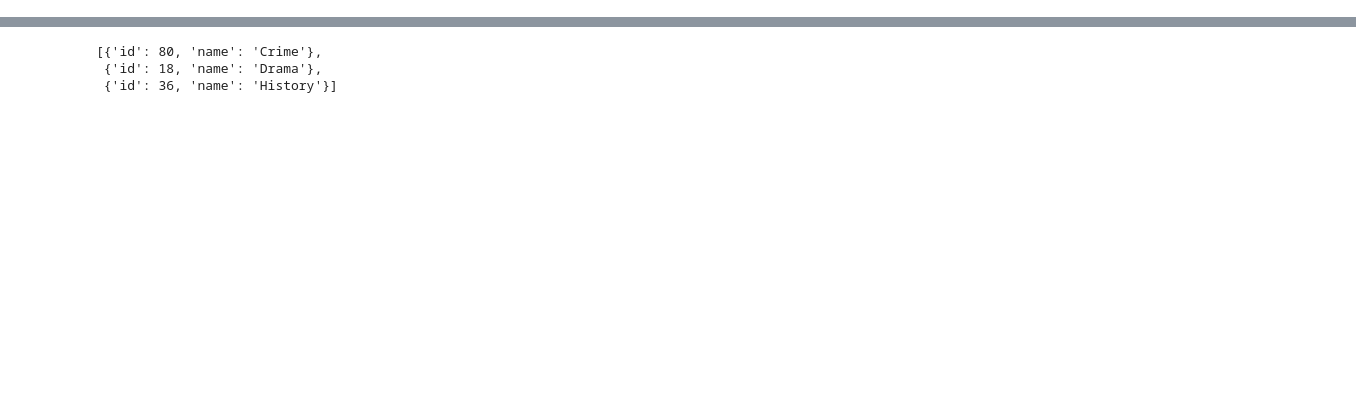
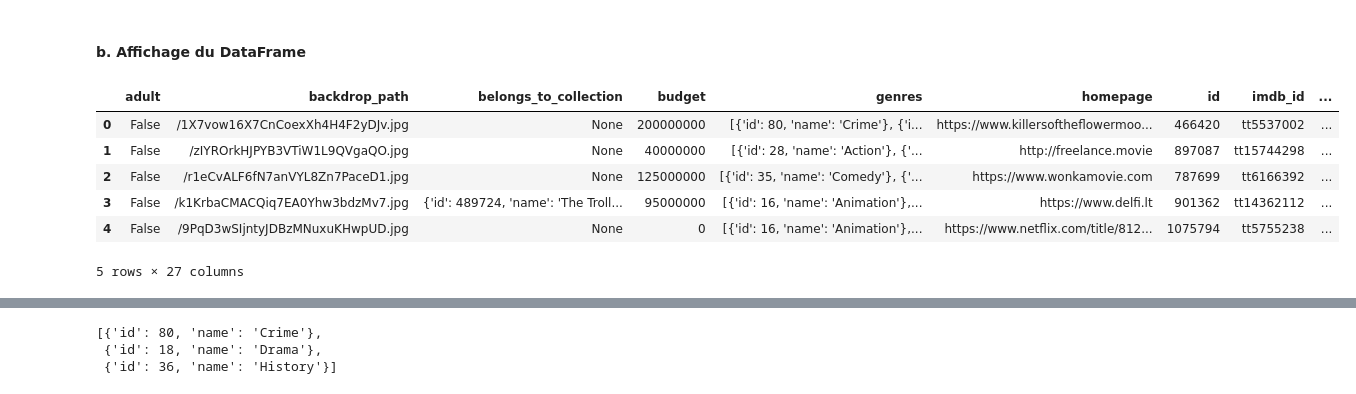
Before and after one commit to yassprogramme/Python_ENSAE_2A_app, a Jupyter notebook: Notebook.ipynb, the cells around one changed output, grey strips where cells are left out. Drawn from its saved outputs; the diff is of its cells as text; code cells hidden in the pictures; blank space fills up the shorter version.

```diff
--- a/Notebook.ipynb
+++ b/Notebook.ipynb
@@ -137,0 +110,13 @@ Name: genres, Length: 8890, dtype: object
+# %% [markdown]
+#### b. Affichage du DataFrame
+# %%
+movies_data=pd.read_json('movies_data_complete.json')
+movies_data.head()
+# %% [output]
+|  | adult | backdrop_path | belongs_to_collection | budget | genres | homepage | id | imdb_id | ... |
+| 0 | False | /1X7vow16X7CnCoexXh4H4F2yDJv.jpg | None | 200000000 | [{'id': 80, 'name': 'Crime'}, {'i... | https://www.killersoftheflowermoo... | 466420 | tt5537002 | ... |
+| 1 | False | /zIYROrkHJPYB3VTiW1L9QVgaQO.jpg | None | 40000000 | [{'id': 28, 'name': 'Action'}, {'... | http://freelance.movie | 897087 | tt15744298 | ... |
+| 2 | False | /r1eCvALF6fN7anVYL8Zn7PaceD1.jpg | None | 125000000 | [{'id': 35, 'name': 'Comedy'}, {'... | https://www.wonkamovie.com | 787699 | tt6166392 | ... |
+| 3 | False | /k1KrbaCMACQiq7EA0Yhw3bdzMv7.jpg | {'id': 489724, 'name': 'The Troll... | 95000000 | [{'id': 16, 'name': 'Animation'},... | https://www.delfi.lt | 901362 | tt14362112 | ... |
+| 4 | False | /9PqD3wSIjntyJDBzMNuxuKHwpUD.jpg | None | 0 | [{'id': 16, 'name': 'Animation'},... | https://www.netflix.com/title/812... | 1075794 | tt5755238 | ... |
+5 rows × 27 columns
```
Also changed, not shown: parts of 65 cells of this notebook, 1 other file.
